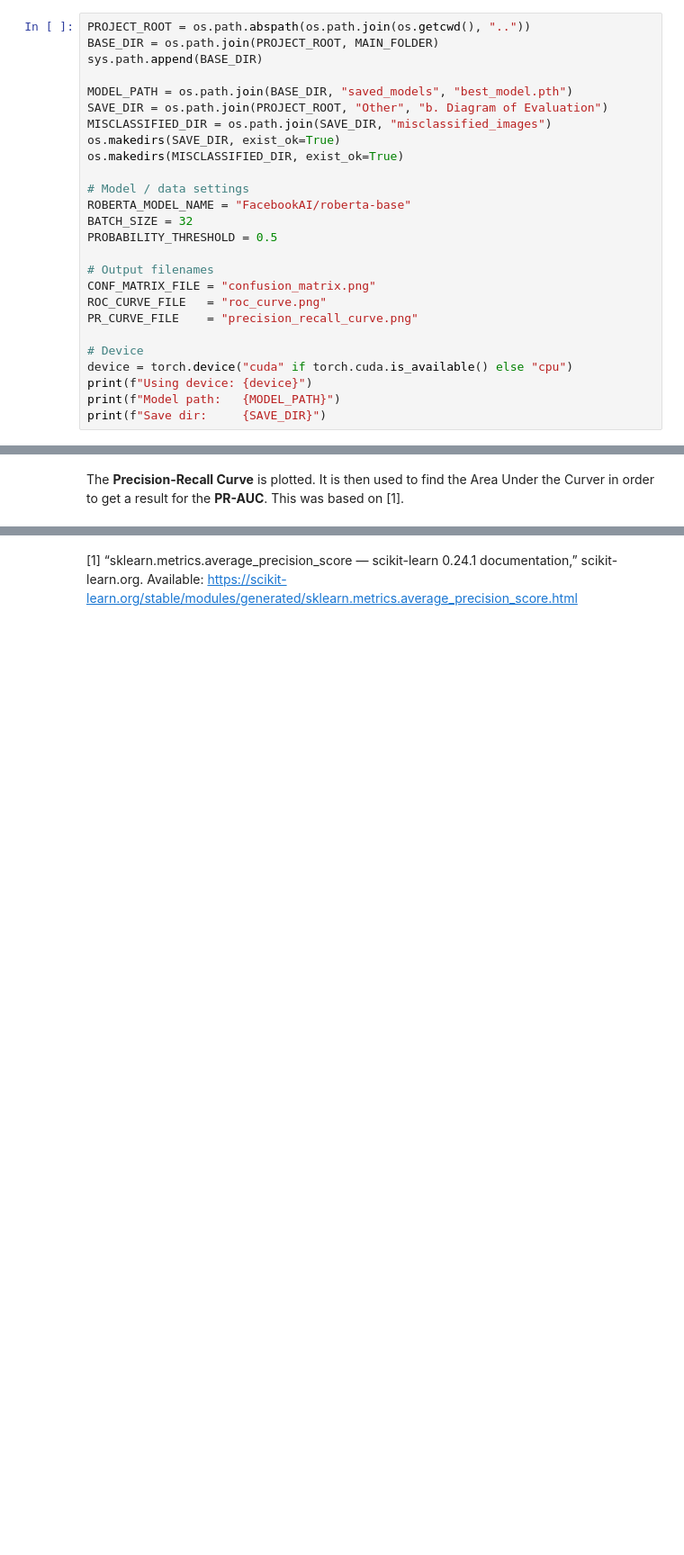
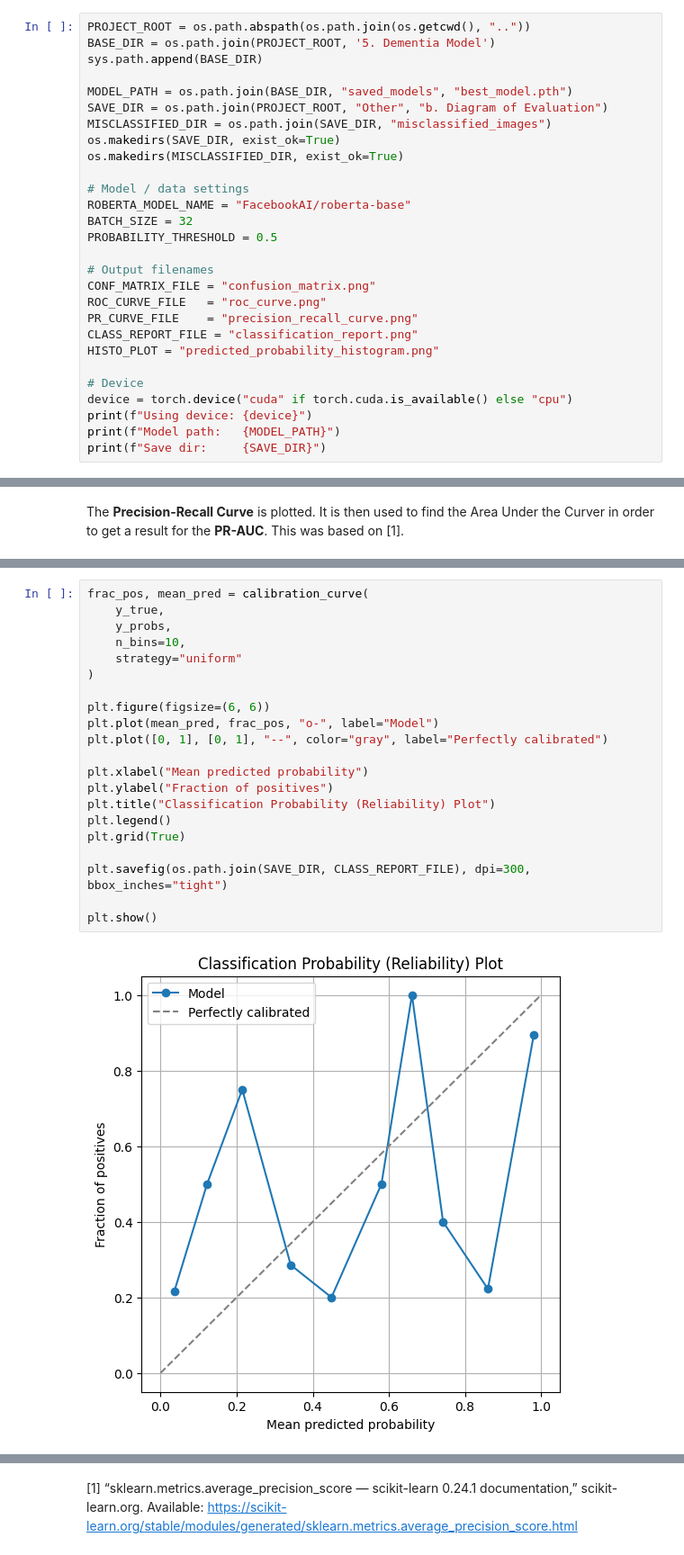
Before and after one commit to liv0ri/An-AI-Assisted-Approach-for-the-Detection-of-Dementia, a Jupyter notebook: 6. Evaluation/evaluation.ipynb, the cells around one changed output, grey strips where cells are left out. Shown at 90% size. Cells and saved outputs as stored; diff of their text form; blank space fills up the shorter version.

Commit message:
updated with plots

```diff
--- a/6. Evaluation/evaluation.ipynb
+++ b/6. Evaluation/evaluation.ipynb
@@ -61,7 +61,7 @@ Checking and installing required libraries...
 ## 1. Configuration
 # %%
 PROJECT_ROOT = os.path.abspath(os.path.join(os.getcwd(), ".."))
-BASE_DIR = os.path.join(PROJECT_ROOT, MAIN_FOLDER)
+BASE_DIR = os.path.join(PROJECT_ROOT, '5. Dementia Model')
 sys.path.append(BASE_DIR)
 
 MODEL_PATH = os.path.join(BASE_DIR, "saved_models", "best_model.pth")
@@ -79,6 +79,8 @@ PROBABILITY_THRESHOLD = 0.5
 CONF_MATRIX_FILE = "confusion_matrix.png"
 ROC_CURVE_FILE   = "roc_curve.png"
 PR_CURVE_FILE    = "precision_recall_curve.png"
+CLASS_REPORT_FILE = "classification_report.png"
+HISTO_PLOT = "predicted_probability_histogram.png"
 
 # Device
 device = torch.device("cuda" if torch.cuda.is_available() else "cpu")
@@ -273,3 +275,26 @@ plt.show()
 plt.close()
 # %% [output]
 [figure]
+# %%
+frac_pos, mean_pred = calibration_curve(
+    y_true,
+    y_probs,
+    n_bins=10,
+    strategy="uniform"
+)
+
+plt.figure(figsize=(6, 6))
+plt.plot(mean_pred, frac_pos, "o-", label="Model")
+plt.plot([0, 1], [0, 1], "--", color="gray", label="Perfectly calibrated")
+
+plt.xlabel("Mean predicted probability")
+plt.ylabel("Fraction of positives")
+plt.title("Classification Probability (Reliability) Plot")
+plt.legend()
+plt.grid(True)
+
+plt.savefig(os.path.join(SAVE_DIR, CLASS_REPORT_FILE), dpi=300, bbox_inches="tight")
+
+plt.show()
+# %% [output]
+[figure, added]
```
Also changed, not shown: parts of 2 cells of this notebook, 2 other files.
